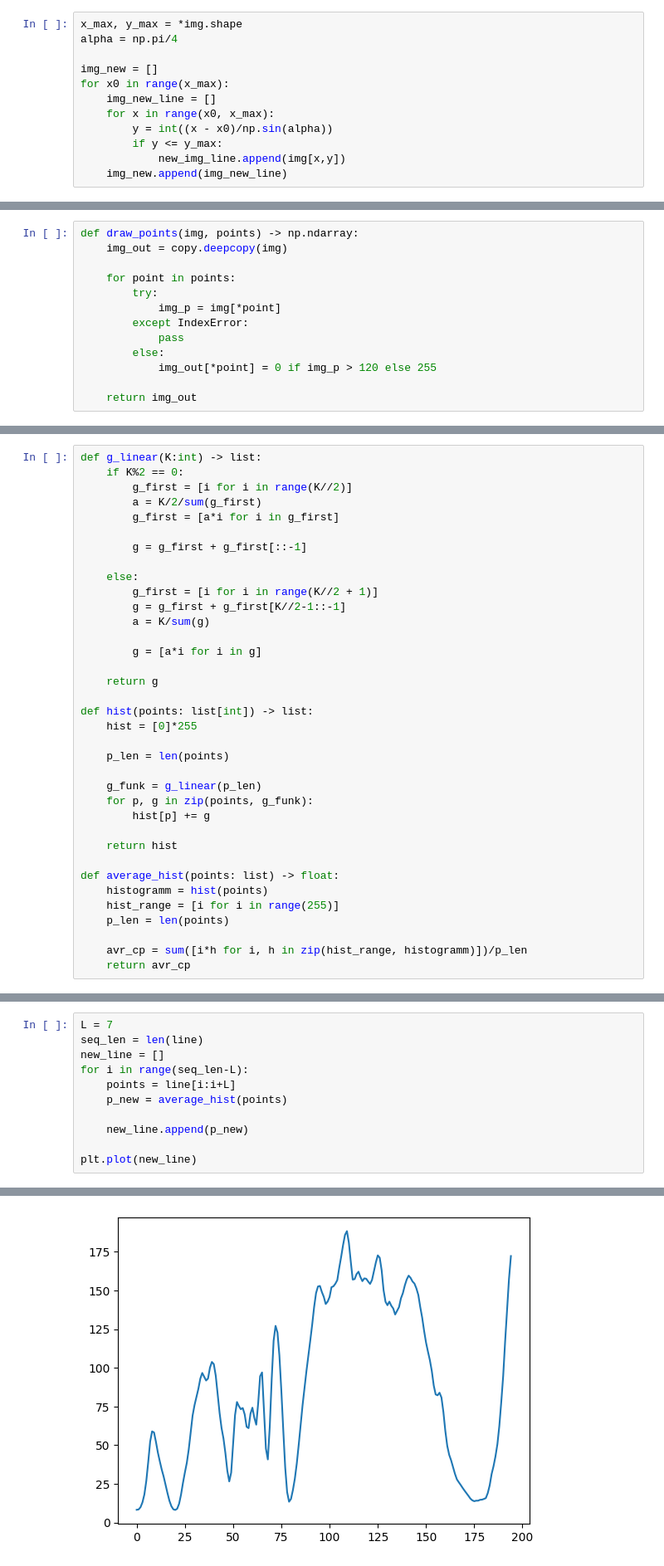
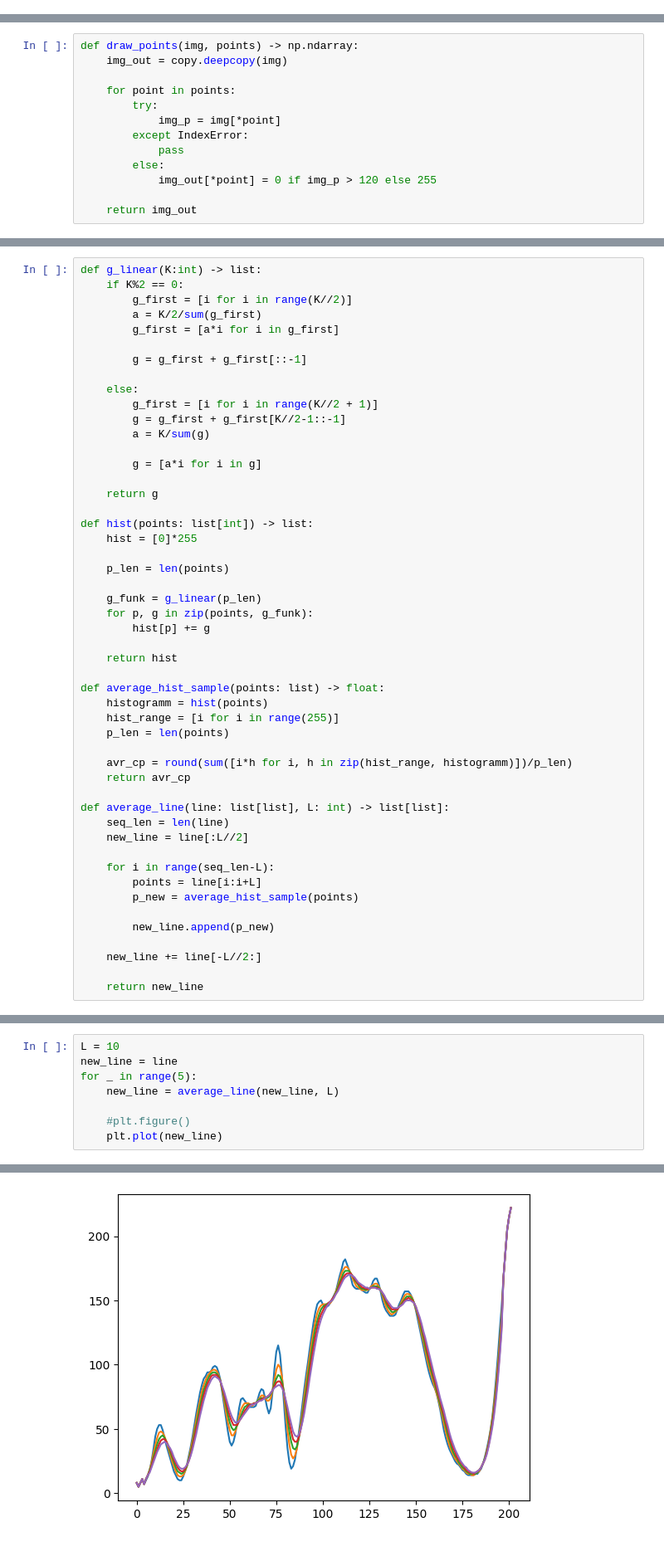
Before and after one commit to annamogo/DiplomaLISF, a Jupyter notebook: fringe_example/Gurov2006.ipynb, the cells around one changed output, grey strips where cells are left out. Shown: that part at 83% size. Drawn from its saved outputs; the diff is of its cells as text.

```diff
--- a/fringe_example/Gurov2006.ipynb
+++ b/fringe_example/Gurov2006.ipynb
@@ -107,15 +107,3 @@ plt.axis('off')
 plt.show()
 # %% [output]
 [figure]
-# %%
-x_max, y_max = *img.shape
-alpha = np.pi/4
-
-img_new = []
-for x0 in range(x_max):
-    img_new_line = []
-    for x in range(x0, x_max):
-        y = int((x - x0)/np.sin(alpha))
-        if y <= y_max:
-            new_img_line.append(img[x,y])
-    img_new.append(img_new_line)
@@ -194,10 +180,24 @@ def hist(points: list[int]) -> list:
 
     return hist
 
-def average_hist(points: list) -> float:
+def average_hist_sample(points: list) -> float:
     histogramm = hist(points)
     hist_range = [i for i in range(255)]
     p_len = len(points)
 
-    avr_cp = sum([i*h for i, h in zip(hist_range, histogramm)])/p_len
+    avr_cp = round(sum([i*h for i, h in zip(hist_range, histogramm)])/p_len)
     return avr_cp
+
+def average_line(line: list[list], L: int) -> list[list]:
+    seq_len = len(line)
+    new_line = line[:L//2]
+
+    for i in range(seq_len-L):
+        points = line[i:i+L]
+        p_new = average_hist_sample(points)
+
+        new_line.append(p_new)
+
+    new_line += line[-L//2:]
+
+    return new_line
@@ -204,12 +219,9 @@ def average_hist(points: list) -> float:
 # %%
-L = 7
-seq_len = len(line)
-new_line = []
-for i in range(seq_len-L):
-    points = line[i:i+L]
-    p_new = average_hist(points)
+L = 10
+new_line = line
+for _ in range(5):
+    new_line = average_line(new_line, L)
 
-    new_line.append(p_new)
-
-plt.plot(new_line)
+    #plt.figure()
+    plt.plot(new_line)
 # %% [output]
@@ -217 +228 @@ plt.plot(new_line)
-[figure, old version]
+[figure, new version]
```
Also changed, not shown: parts of 7 cells of this notebook.
